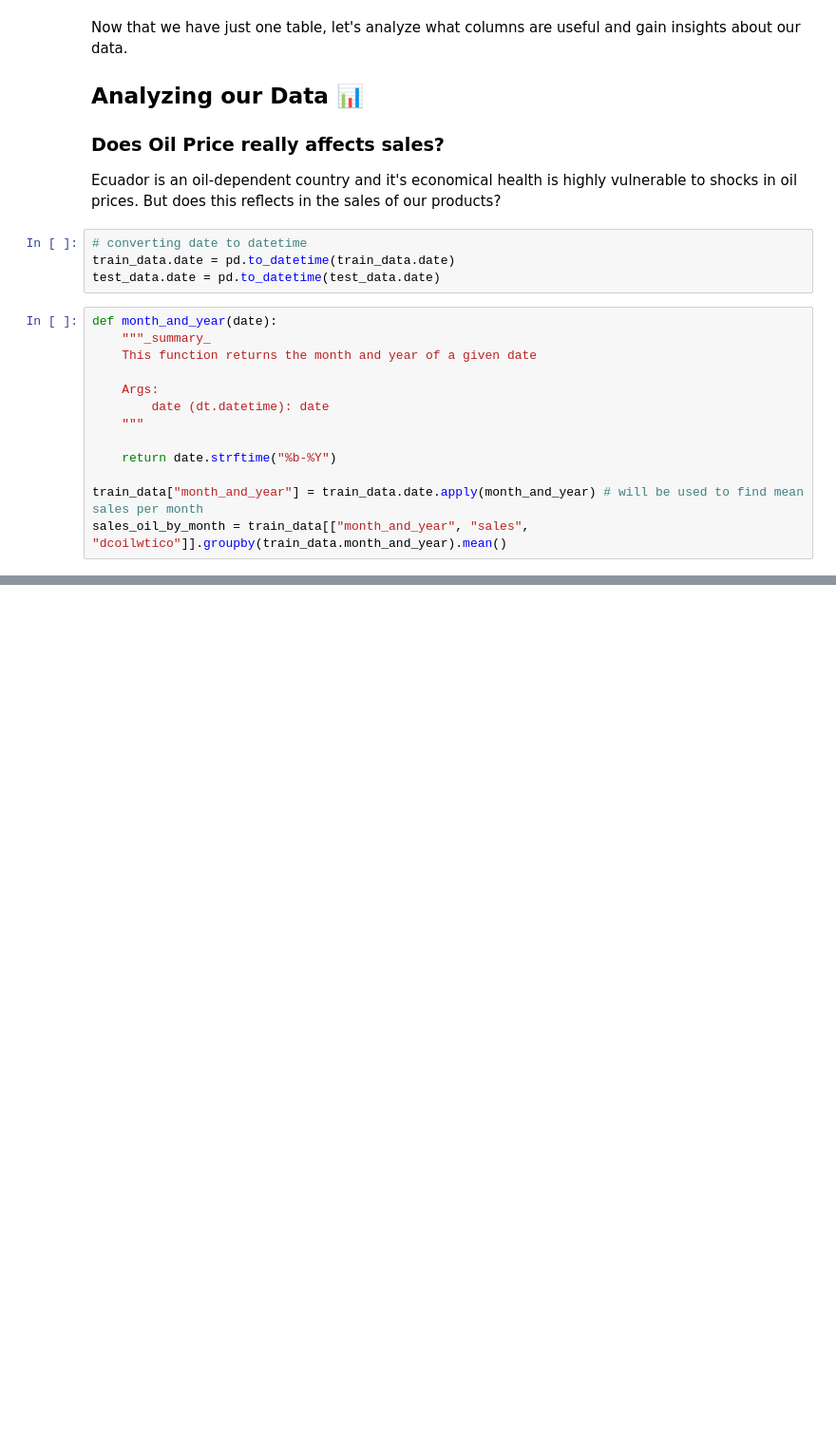
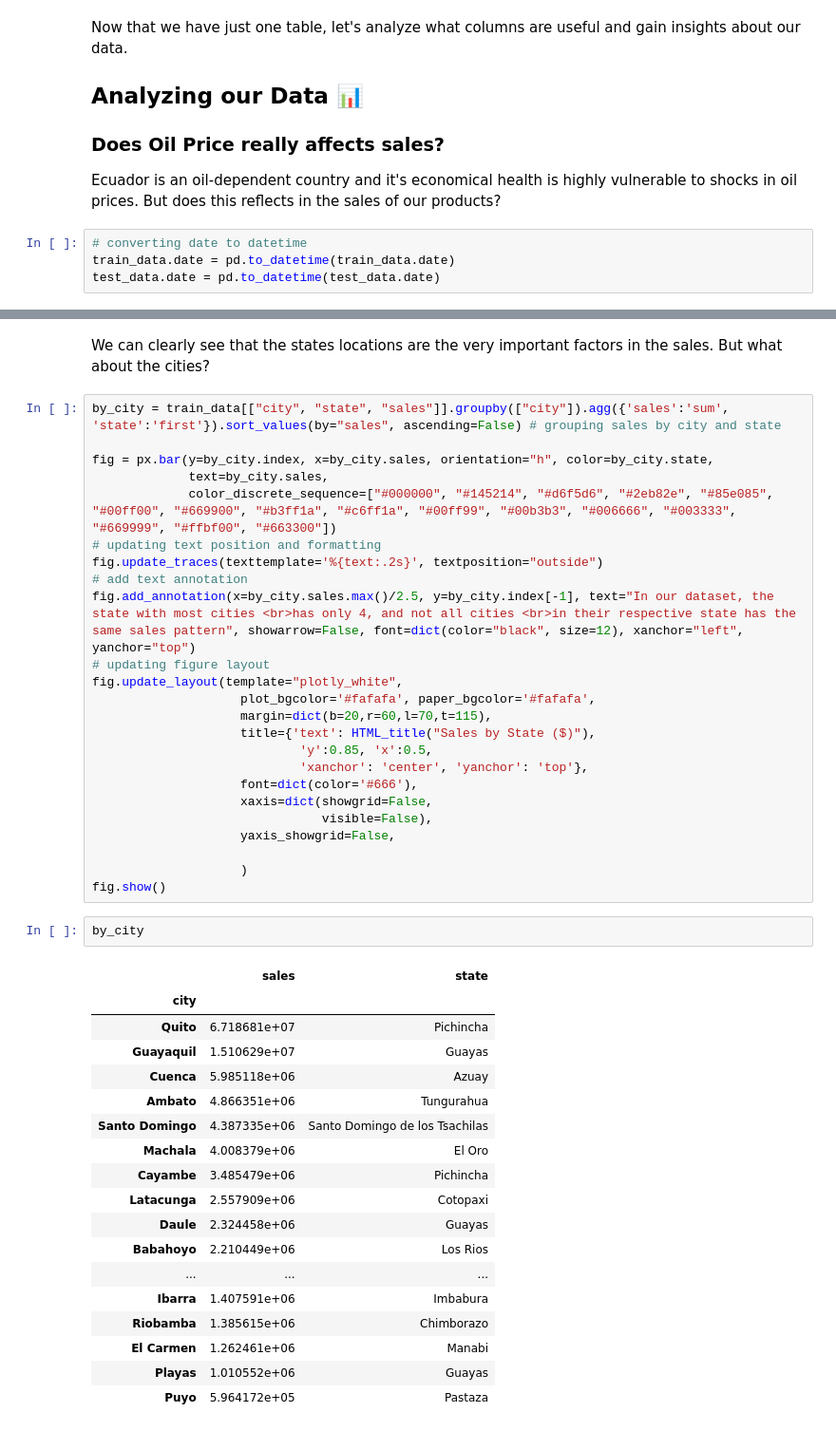
Before and after one commit to ubiratanfilho/store-sales-forecasting, a Jupyter notebook: main.ipynb, the cells around one changed output, grey strips where cells are left out. Shown at 95% size. Cells and saved outputs as stored; diff of their text form; blank space fills up the shorter version.

```diff
--- a/main.ipynb
+++ b/main.ipynb
@@ -319,17 +327,4 @@ Ecuador is an oil-dependent country and it's economical health is highly vulnera
 # converting date to datetime
 train_data.date = pd.to_datetime(train_data.date)
 test_data.date = pd.to_datetime(test_data.date)
-# %%
-def month_and_year(date):
-    """_summary_
-    This function returns the month and year of a given date
-
-    Args:
-        date (dt.datetime): date
-    """
-
-    return date.strftime("%b-%Y")
-
-train_data["month_and_year"] = train_data.date.apply(month_and_year) # will be used to find mean sales per month
-sales_oil_by_month = train_data[["month_and_year", "sales", "dcoilwtico"]].groupby(train_data.month_and_year).mean()
 # %%
@@ -393,3 +393,50 @@ fig.show()
+# %% [markdown]
+We can clearly see that the states locations are the very important factors in the sales. But what about the cities?
+# %%
+by_city = train_data[["city", "state", "sales"]].groupby(["city"]).agg({'sales':'sum', 'state':'first'}).sort_values(by="sales", ascending=False) # grouping sales by city and state
+
+fig = px.bar(y=by_city.index, x=by_city.sales, orientation="h", color=by_city.state,
+             text=by_city.sales,
+             color_discrete_sequence=["#000000", "#145214", "#d6f5d6", "#2eb82e", "#85e085", "#00ff00", "#669900", "#b3ff1a", "#c6ff1a", "#00ff99", "#00b3b3", "#006666", "#003333", "#669999", "#ffbf00", "#663300"])
+# updating text position and formatting
+fig.update_traces(texttemplate='%{text:.2s}', textposition="outside")
+# add text annotation
+fig.add_annotation(x=by_city.sales.max()/2.5, y=by_city.index[-1], text="In our dataset, the state with most cities <br>has only 4, and not all cities <br>in their respective state has the same sales pattern", showarrow=False, font=dict(color="black", size=12), xanchor="left", yanchor="top")
+# updating figure layout
+fig.update_layout(template="plotly_white",
+                    plot_bgcolor='#fafafa', paper_bgcolor='#fafafa',
+                    margin=dict(b=20,r=60,l=70,t=115),
+                    title={'text': HTML_title("Sales by State ($)"),
+                            'y':0.85, 'x':0.5,
+                            'xanchor': 'center', 'yanchor': 'top'},
+                    font=dict(color='#666'),
+                    xaxis=dict(showgrid=False,
+                               visible=False),
+                    yaxis_showgrid=False,
+
+                    )
+fig.show()
+# %%
+by_city
+# %% [output]
+|  | sales | state |
+| city |  |  |
+| Quito | 6.718681e+07 | Pichincha |
+| Guayaquil | 1.510629e+07 | Guayas |
+| Cuenca | 5.985118e+06 | Azuay |
+| Ambato | 4.866351e+06 | Tungurahua |
+| Santo Domingo | 4.387335e+06 | Santo Domingo de los Tsachilas |
+| Machala | 4.008379e+06 | El Oro |
+| Cayambe | 3.485479e+06 | Pichincha |
+| Latacunga | 2.557909e+06 | Cotopaxi |
+| Daule | 2.324458e+06 | Guayas |
+| Babahoyo | 2.210449e+06 | Los Rios |
+| ... | ... | ... |
+| Ibarra | 1.407591e+06 | Imbabura |
+| Riobamba | 1.385615e+06 | Chimborazo |
+| El Carmen | 1.262461e+06 | Manabi |
+| Playas | 1.010552e+06 | Guayas |
+| Puyo | 5.964172e+05 | Pastaza |
 # %% [markdown]
 # Notes
 
```
Also changed, not shown: parts of 12 cells of this notebook, 1 other file.
